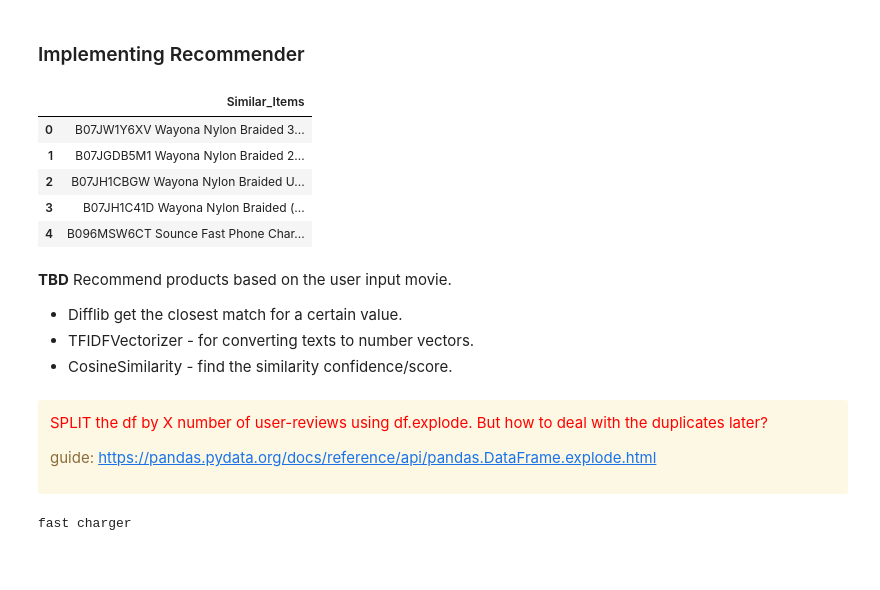
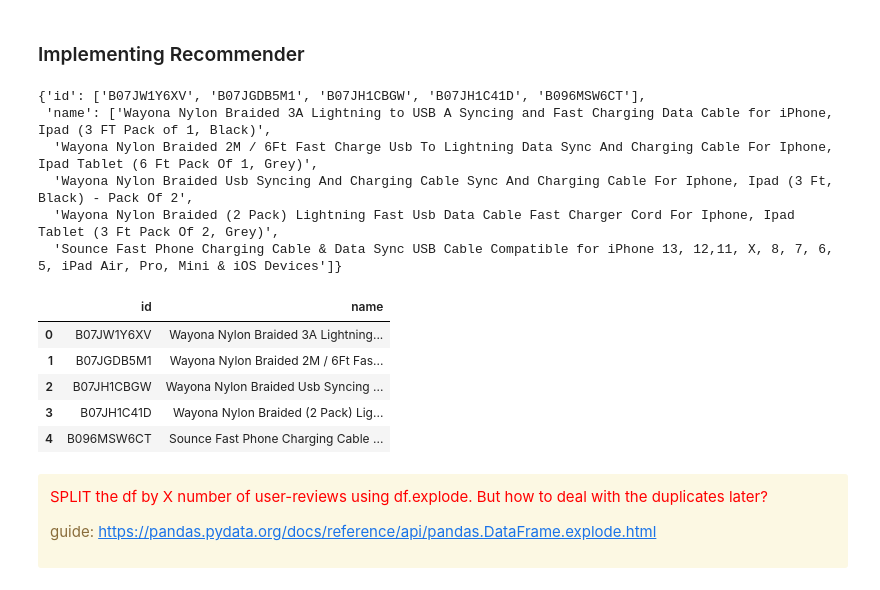
Before and after one commit to ds-edu/capstone3-recsys, a Jupyter notebook: recommender/notebooks/nb_recommender.ipynb, the cells around one changed output. Saved outputs shown, nothing was run; the diff lists cells and outputs as text; code cells hidden in the pictures; blank space fills up the shorter version.

```diff
--- a/recommender/notebooks/nb_recommender.ipynb
+++ b/recommender/notebooks/nb_recommender.ipynb
@@ -665,34 +615,48 @@ similarity.shape
 product_name = 'Wayona Nylon Braided USB to Lightning Fast Charging and Data Sync Cable Compatible for iPhone 13, 12,11, X, 8, 7, 6, 5, iPad Air, Pro, Mini (3 FT Pack of 1, Grey)'
 no_of_results = 5
 # %%
-import re
+# UDF:
+
 def recommendation(product_name: str, no_of_recos: int):
 
     idx = None
     idx = df[df['product_name'] == product_name].index[0]
-    # idx = df[df['product_name'].str.contains(product_name, na=False)].index[0]               # < ---------------------NOT FOOL-PROOF!!!!!!
+    # idx = df[df['product_name'].str.contains(product_name, na=False)].index[0]
 
     if idx.size > 0:
 
         distances = sorted(list(enumerate(similarity[idx])), reverse=True, key=lambda x:x[1])
-        items = []
 
-        for m_id in distances[1:(no_of_recos+1)]:
-            items.append(df.iloc[m_id[0]].product_id + ' ' + df.iloc[m_id[0]].product_name)
+        similar_items = {'id': [],
+                 'name': []}
+
+        for p_id in distances[1:(no_of_recos+1)]:
+            similar_items['id'].append(df.iloc[p_id[0]].product_id)
+            similar_items['name'].append(df.iloc[p_id[0]].product_name)
+
     else:
         print('NO RECOMMENDATIONS FOUND!')
-    return items
+    return similar_items
 # %%
-# Save to csv file
+# Recommend Similar Items
 
 list_recos = recommendation(product_name, no_of_results)
-df_recos = pd.DataFrame({'Similar_Items': list_recos})
-df_recos
 # %% [output]
-|  | Similar_Items |
-| 0 | B07JW1Y6XV Wayona Nylon Braided 3... |
-| 1 | B07JGDB5M1 Wayona Nylon Braided 2... |
-| 2 | B07JH1CBGW Wayona Nylon Braided U... |
-| 3 | B07JH1C41D Wayona Nylon Braided (... |
-| 4 | B096MSW6CT Sounce Fast Phone Char... |
+{'id': ['B07JW1Y6XV', 'B07JGDB5M1', 'B07JH1CBGW', 'B07JH1C41D', 'B096MSW6CT'],
+ 'name': ['Wayona Nylon Braided 3A Lightning to USB A Syncing and Fast Charging Data Cable for iPhone, Ipad (3 FT Pack of 1, Black)',
+  'Wayona Nylon Braided 2M / 6Ft Fast Charge Usb To Lightning Data Sync And Charging Cable For Iphone, Ipad Tablet (6 Ft Pack Of 1, Grey)',
+  'Wayona Nylon Braided Usb Syncing And Charging Cable Sync And Charging Cable For Iphone, Ipad (3 Ft, Black) - Pack Of 2',
+  'Wayona Nylon Braided (2 Pack) Lightning Fast Usb Data Cable Fast Charger Cord For Iphone, Ipad Tablet (3 Ft Pack Of 2, Grey)',
+  'Sounce Fast Phone Charging Cable & Data Sync USB Cable Compatible for iPhone 13, 12,11, X, 8, 7, 6, 5, iPad Air, Pro, Mini & iOS Devices']}
+# %%
+# Convert disctionary to dataframe
+df_recos = pd.DataFrame(list_recos)
+df_recos
+# %% [output]
+|  | id | name |
+| 0 | B07JW1Y6XV | Wayona Nylon Braided 3A Lightning... |
+| 1 | B07JGDB5M1 | Wayona Nylon Braided 2M / 6Ft Fas... |
+| 2 | B07JH1CBGW | Wayona Nylon Braided Usb Syncing ... |
+| 3 | B07JH1C41D | Wayona Nylon Braided (2 Pack) Lig... |
+| 4 | B096MSW6CT | Sounce Fast Phone Charging Cable ... |
 # %%
@@ -700,11 +666,6 @@ reco_file = 'similar_items_v2.csv'
 if flag_token:
     reco_file = 'TKN_'+ reco_file
 df_recos.to_csv(f'../data/processed/{reco_file}')
-# %% [markdown]
-<b>TBD</b> Recommend products based on the user input movie.
-- Difflib get the closest match for a certain value.
-- TFIDFVectorizer - for converting texts to number vectors.
-- CosineSimilarity - find the similarity confidence/score.
 # %% [markdown]
 <div class="alert alert-block alert-warning">
 
@@ -719,7 +676,0 @@ import re
-# %%
-product_name_long = 'Wayona Nylon Braided USB to Lightning Fast Charging and Data Sync Cable Compatible for iPhone 13, 12,11, X, 8, 7, 6, 5, iPad Air, Pro, Mini (3 FT Pack of 1, Grey)'
-product_name = 'fast charger'
-product_name = product_name.lower()
-print(product_name)
-# %% [output]
-fast charger
```
Also changed, not shown: parts of 60 cells of this notebook.
